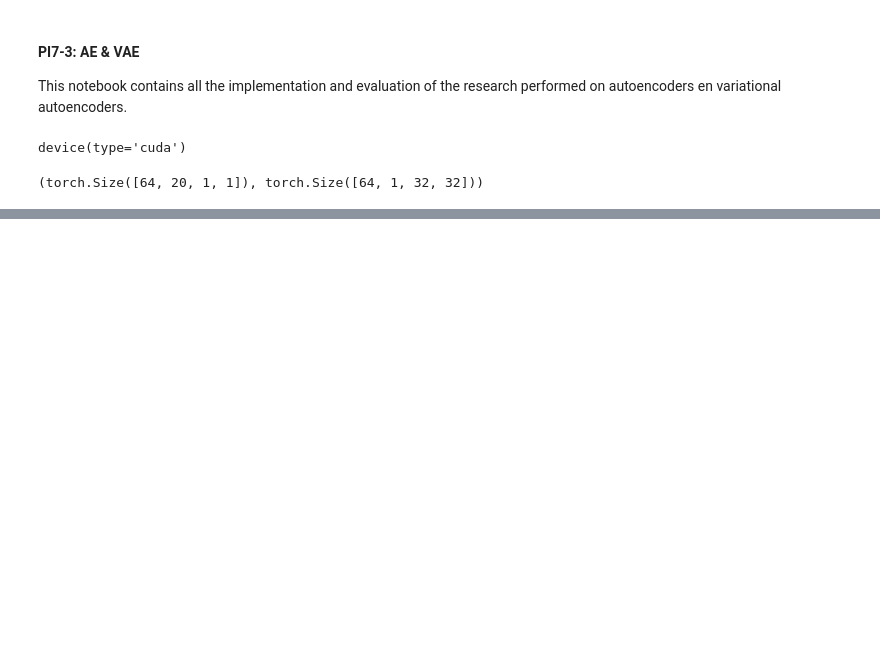
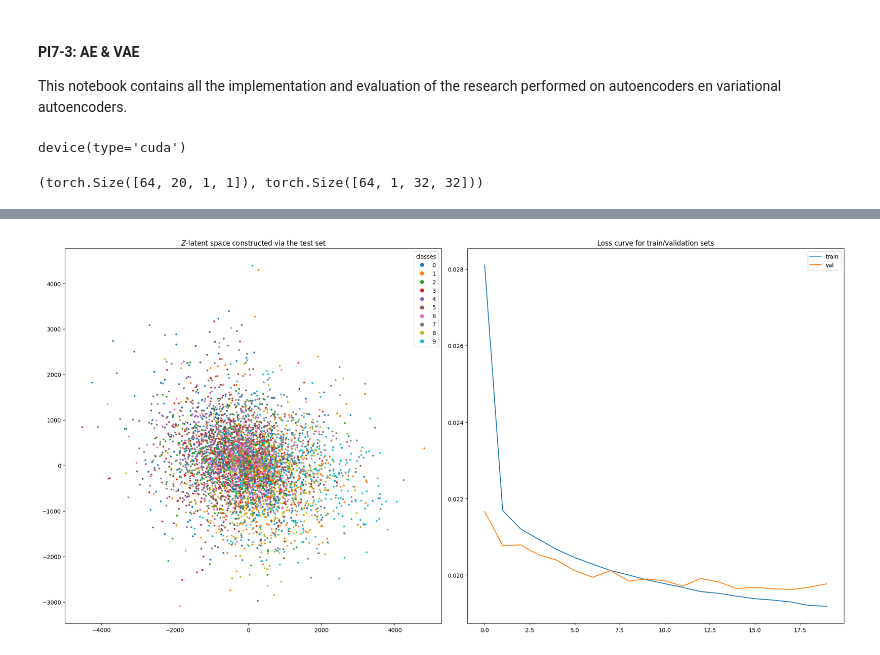
Before and after one commit to thmaz/encoders, a Jupyter notebook: encoders.ipynb, the cells around one changed output, grey strips where cells are left out. Saved outputs shown, nothing was run; the diff lists cells and outputs as text; code cells hidden in the pictures; blank space fills up the shorter version.

Commit message:
Implemented training loop, needs further optimization

```diff
--- a/encoders.ipynb
+++ b/encoders.ipynb
@@ -62,6 +65,7 @@ class Decoder(nn.Module):
             nn.ReLU(inplace=True),
 
             nn.ConvTranspose2d(64, 1, kernel_size=4, stride=2, padding=1, bias=False),
+            nn.Sigmoid()
         )
 
     def forward(self, X: torch.Tensor):
@@ -81,12 +85,13 @@ class AutoEncoder(nn.Module):
 # %%
 x = torch.randn(64, 1, 32, 32)
 generator = AutoEncoder(z_space=20)
-z, y = generator(x)
-z.shape, y.shape
+y, z = generator(x)
+y.shape, z.shape
 # %% [output]
 (torch.Size([64, 20, 1, 1]), torch.Size([64, 1, 32, 32]))
 # %%
 transform = transforms.Compose([
+    transforms.Grayscale(num_output_channels=1),
     transforms.Resize(32),
     transforms.ToTensor(),
 ])
@@ -128,0 +134,7 @@ X_val shape: torch.Size([5000, 3, 32, 32]), y_val shape: torch.Size([5000])
+# %%
+EPOCHS = 20
+BATCH_SIZE = 256
+LEARNING_RATE = 0.03
+LEARNING_RATE_GAMMA = 0.9
+
+Z_DIM = 16
@@ -128,0 +201,16 @@ X_val shape: torch.Size([5000, 3, 32, 32]), y_val shape: torch.Size([5000])
+# %%
+fig, (ax1, ax2) = plt.subplots(1, 2, figsize=(20, 10))
+
+z = z.squeeze().cpu().detach()
+sc = ax1.scatter(z[:, 0], z[:, 1], c=y_test, s=5, cmap='tab10')
+ax1.legend(*sc.legend_elements(), title='classes')
+ax1.set_title("$Z$-latent space constructed via the test set")
+
+ax2.plot(train_history, label="train")
+ax2.plot(val_history, label="val")
+ax2.legend()
+ax2.set_title("Loss curve for train/validation sets")
+
+plt.tight_layout()
+# %% [output]
+[figure, added]
```
Also changed, not shown: parts of 4 cells of this notebook.
